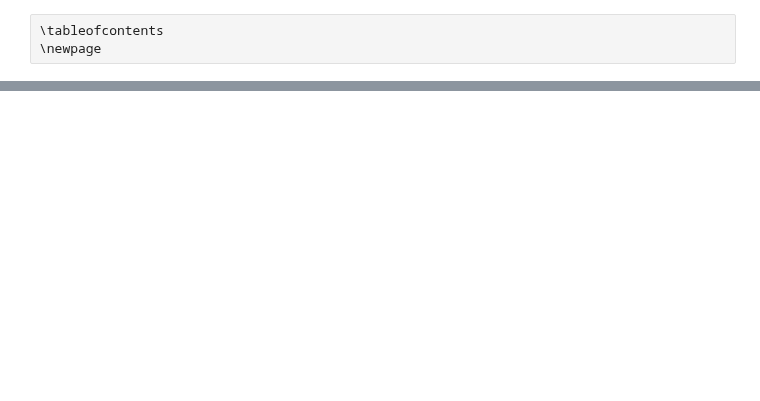
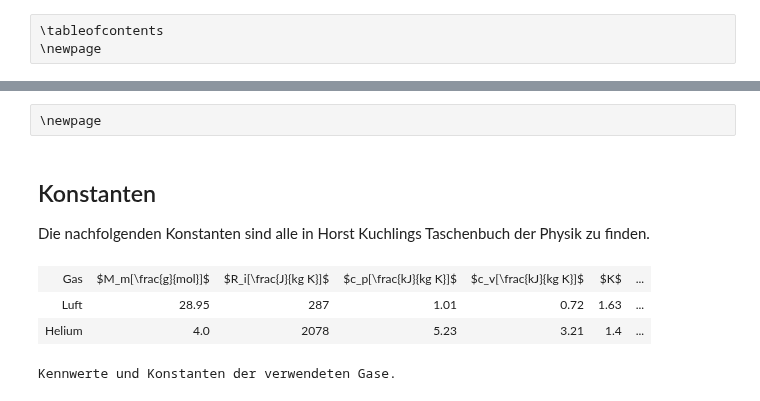
Before and after one commit to Yatekii/glal3, a Jupyter notebook: versuch3/W8.ipynb, the cells around one changed output, grey strips where cells are left out. Cells and saved outputs as stored; diff of their text form; code cells hidden in the pictures; blank space fills up the shorter version.

```diff
--- a/versuch3/W8.ipynb
+++ b/versuch3/W8.ipynb
@@ -67,0 +187,36 @@ def werr(group, weight_name):
+# %% [raw]
+\newpage
+# %% [markdown]
+## Konstanten
+
+Die nachfolgenden Konstanten sind alle in Horst Kuchlings Taschenbuch der Physik zu finden.
+# %%
+# Constants
+
+name = ['Luft', 'Helium']
+mm = [28.95, 4.00]
+ri = [287, 2078, 56.92]
+cp = [1.01, 5.23, 0.66]
+cv = [0.72, 3.21, 0.096]
+k = [1.63, 1.40]
+c0 = [971, 344]
+
+constants_tbl = PrettyTable(
+    list(zip(name, mm, ri, cp, cv, k, c0)),
+    label='tab:gase',
+    caption='Kennwerte und Konstanten der verwendeten Gase.',
+    extra_header=[
+        'Gas',
+        r'$M_m[\frac{g}{mol}]$',
+        r'$R_i[\frac{J}{kg K}]$',
+        r'$c_p[\frac{kJ}{kg K}]$',
+        r'$c_v[\frac{kJ}{kg K}]$',
+        r'$K$',
+        r'$c_0[\frac{m}{s}]$'
+    ], entries_per_column=3)
+constants_tbl.show()
+# %% [output]
+| Gas | $M_m[\frac{g}{mol}]$ | $R_i[\frac{J}{kg K}]$ | $c_p[\frac{kJ}{kg K}]$ | $c_v[\frac{kJ}{kg K}]$ | $K$ | ... |
+| Luft | 28.95 | 287 | 1.01 | 0.72 | 1.63 | ... |
+| Helium | 4.0 | 2078 | 5.23 | 3.21 | 1.4 | ... |
+Kennwerte und Konstanten der verwendeten Gase.
```
Also changed, not shown: parts of 22 cells of this notebook, 19 other files.
